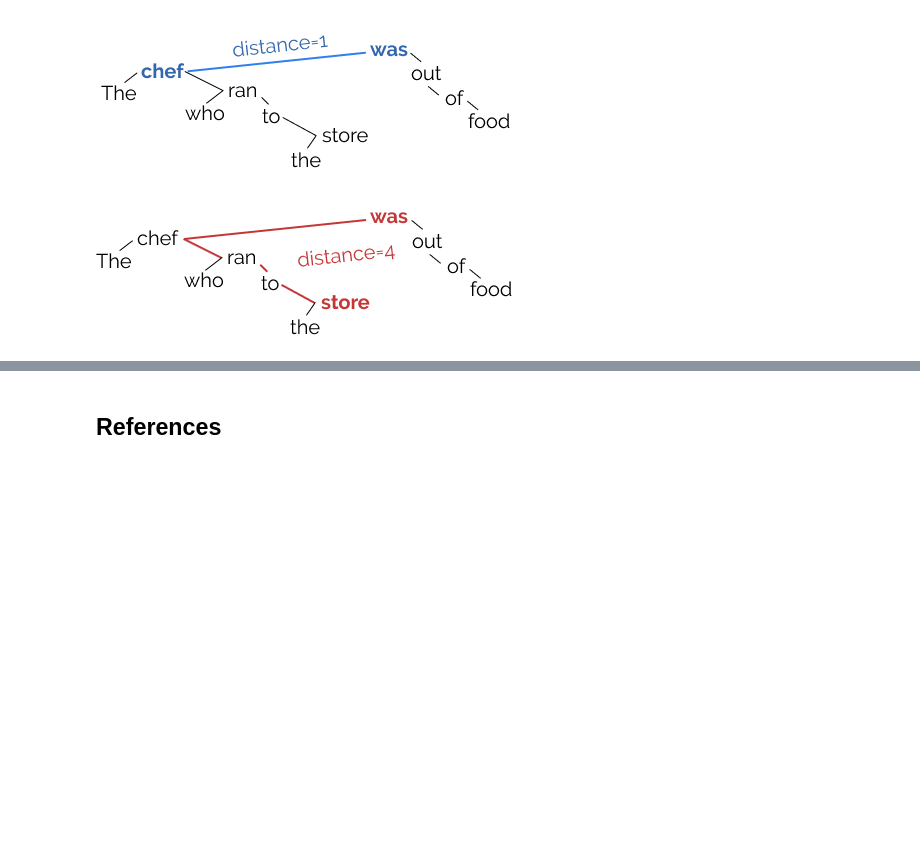
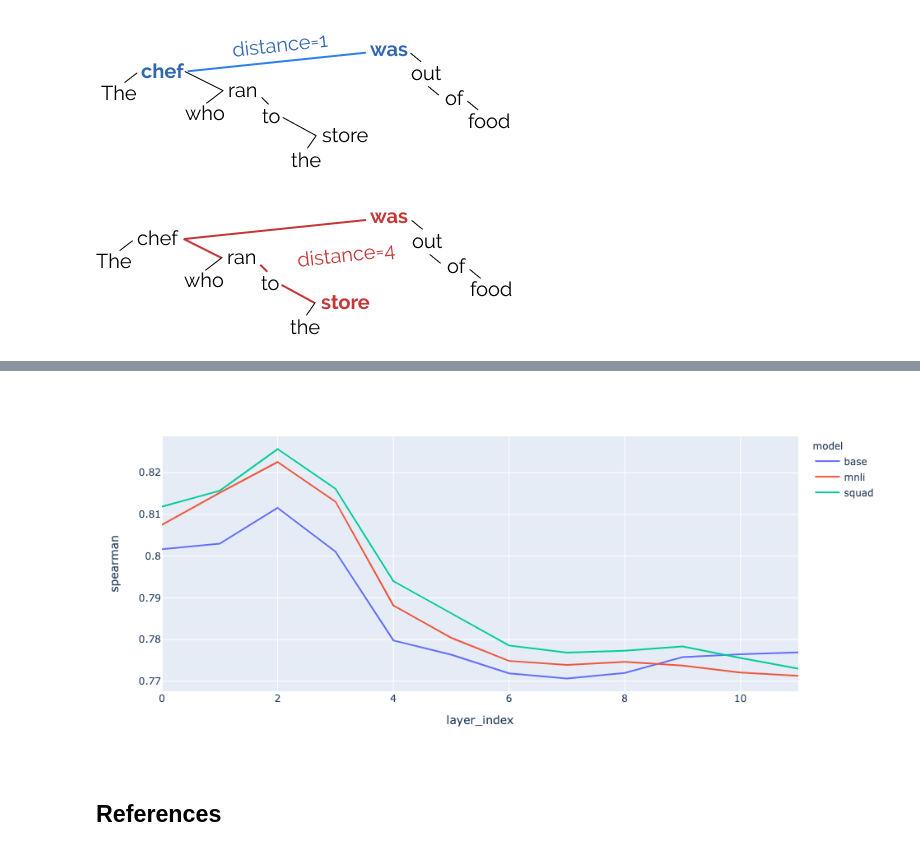
Before and after one commit to r05323028/What_happens_to_bert_embeddings_during_finetuning, a Jupyter notebook: notebooks/what_happened_in_finetune.ipynb, the cells around one changed output, grey strips where cells are left out. Cells and saved outputs as stored; diff of their text form; code cells hidden in the pictures; blank space fills up the shorter version.

Commit message:
update results

```diff
--- a/notebooks/what_happened_in_finetune.ipynb
+++ b/notebooks/what_happened_in_finetune.ipynb
@@ -124,0 +163,13 @@ The following figure shows that we can use a probe model to project word represe
+# %%
+dataset = ProbeDataset(TRAIN_DATASET)
+# %%
+def get_spearman_corr(preds, golds, sent_lengths):
+    sps = []
+
+    for pred, gold, l in zip(preds, golds, sent_lengths):
+        try:
+            spearman = spearmanr(pred, gold).correlation[:l, :l]
+        except:
+            continue
+        sps.append(spearman)
+    return np.mean([np.mean(i) for i in sps])
@@ -124,0 +203,10 @@ The following figure shows that we can use a probe model to project word represe
+# %%
+outputs = {}
+models = [
+    ('base', bert_base, base_probe_model),
+    ('mnli', bert_mnli, mnli_probe_model),
+    ('squad', bert_squad, squad_probe_model),
+]
+for name, bert, probe_model in models:
+    output = get_spearman_corr_for_all_layers(bert, probe_model, tokenizer, dataset, n_samples=100, batch_size=32)
+    outputs[name] = output
@@ -125,3 +221,18 @@ The following figure shows that we can use a probe model to project word represe
+# %%
+outputs_ = []
+
+for name, results in outputs.items():
+    for l_index, sim in results.items():
+        outputs_.append((name, l_index, np.mean(sim)))
+# %%
+px.line(
+    pd.DataFrame(outputs_, columns=['model', 'layer_index', 'spearman']),
+    x='layer_index',
+    y='spearman',
+    color='model'
+)
+# %% [output]
+[figure, added]
 # %% [markdown]
 ## References
 # %% [markdown]
```
Also changed, not shown: parts of 11 cells of this notebook, 7 other files.
